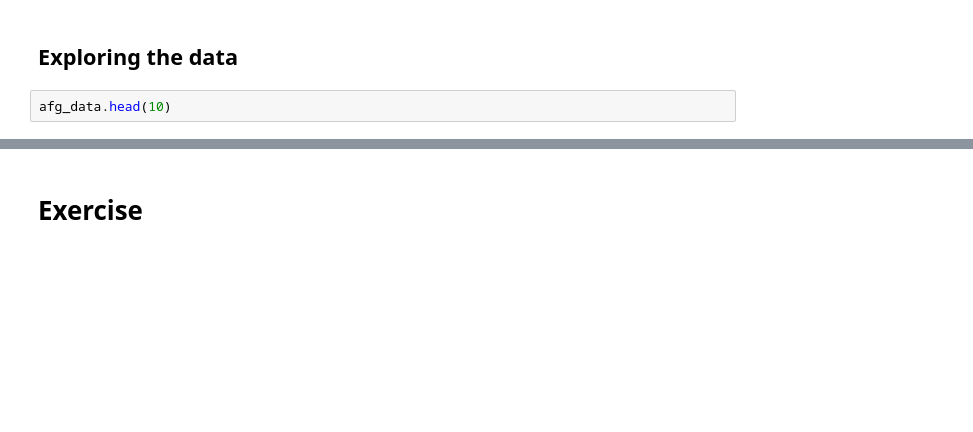
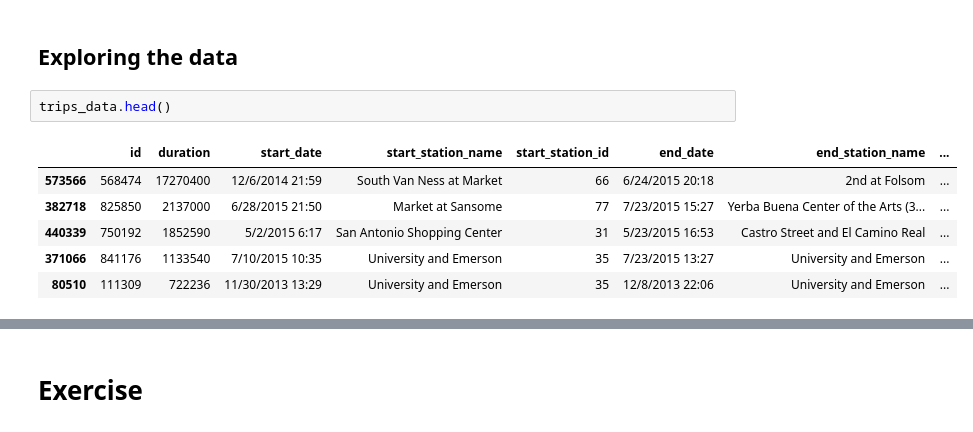
Before and after one commit to raghothams/scaling-pandas, a Jupyter notebook: 01 Basics - File Reads.ipynb, the cells around one changed output, grey strips where cells are left out. Saved outputs shown, nothing was run; the diff lists cells and outputs as text; blank space fills up the shorter version.

```diff
--- a/01 Basics - File Reads.ipynb
+++ b/01 Basics - File Reads.ipynb
@@ -23,6 +48,13 @@ type(bng_data)
 - Pandas can read from over **15 file formats** including html, sql and sas (try with tab)
 # %% [markdown]
 ## Exploring the data
-# %%
-afg_data.head(10)
+# %%
+trips_data.head()
+# %% [output]
+|  | id | duration | start_date | start_station_name | start_station_id | end_date | end_station_name | ... |
+| 573566 | 568474 | 17270400 | 12/6/2014 21:59 | South Van Ness at Market | 66 | 6/24/2015 20:18 | 2nd at Folsom | ... |
+| 382718 | 825850 | 2137000 | 6/28/2015 21:50 | Market at Sansome | 77 | 7/23/2015 15:27 | Yerba Buena Center of the Arts (3... | ... |
+| 440339 | 750192 | 1852590 | 5/2/2015 6:17 | San Antonio Shopping Center | 31 | 5/23/2015 16:53 | Castro Street and El Camino Real | ... |
+| 371066 | 841176 | 1133540 | 7/10/2015 10:35 | University and Emerson | 35 | 7/23/2015 13:27 | University and Emerson | ... |
+| 80510 | 111309 | 722236 | 11/30/2013 13:29 | University and Emerson | 35 | 12/8/2013 22:06 | University and Emerson | ... |
 # %%
```
Also changed, not shown: parts of 25 cells of this notebook, 9 other files.
